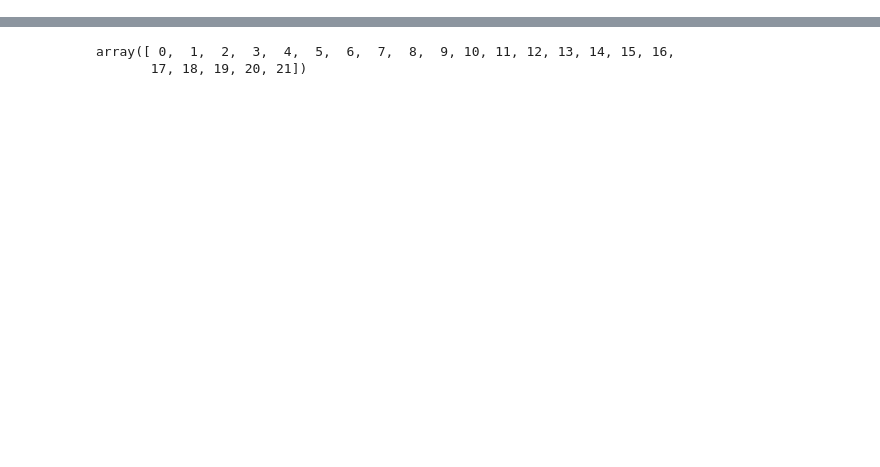
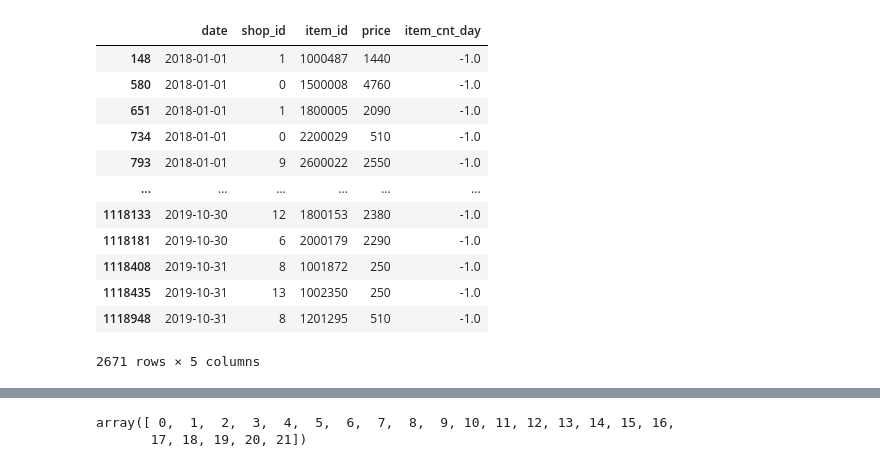
Before and after one commit to ducksfrogs/AIQuest, a Jupyter notebook: jup/pbl01_second.ipynb, the cells around one changed output, grey strips where cells are left out. Drawn from its saved outputs; the diff is of its cells as text; code cells hidden in the pictures; blank space fills up the shorter version.

```diff
--- a/jup/pbl01_second.ipynb
+++ b/jup/pbl01_second.ipynb
@@ -33,0 +43,16 @@ test.head()
+# %%
+train[train.item_cnt_day < 0]
+# %% [output]
+|  | date | shop_id | item_id | price | item_cnt_day |
+| 148 | 2018-01-01 | 1 | 1000487 | 1440 | -1.0 |
+| 580 | 2018-01-01 | 0 | 1500008 | 4760 | -1.0 |
+| 651 | 2018-01-01 | 1 | 1800005 | 2090 | -1.0 |
+| 734 | 2018-01-01 | 0 | 2200029 | 510 | -1.0 |
+| 793 | 2018-01-01 | 9 | 2600022 | 2550 | -1.0 |
+| ... | ... | ... | ... | ... | ... |
+| 1118133 | 2019-10-30 | 12 | 1800153 | 2380 | -1.0 |
+| 1118181 | 2019-10-30 | 6 | 2000179 | 2290 | -1.0 |
+| 1118408 | 2019-10-31 | 8 | 1001872 | 250 | -1.0 |
+| 1118435 | 2019-10-31 | 13 | 1002350 | 250 | -1.0 |
+| 1118948 | 2019-10-31 | 8 | 1201295 | 510 | -1.0 |
+2671 rows × 5 columns
```
Also changed, not shown: parts of 9 cells of this notebook, 1 other file.
